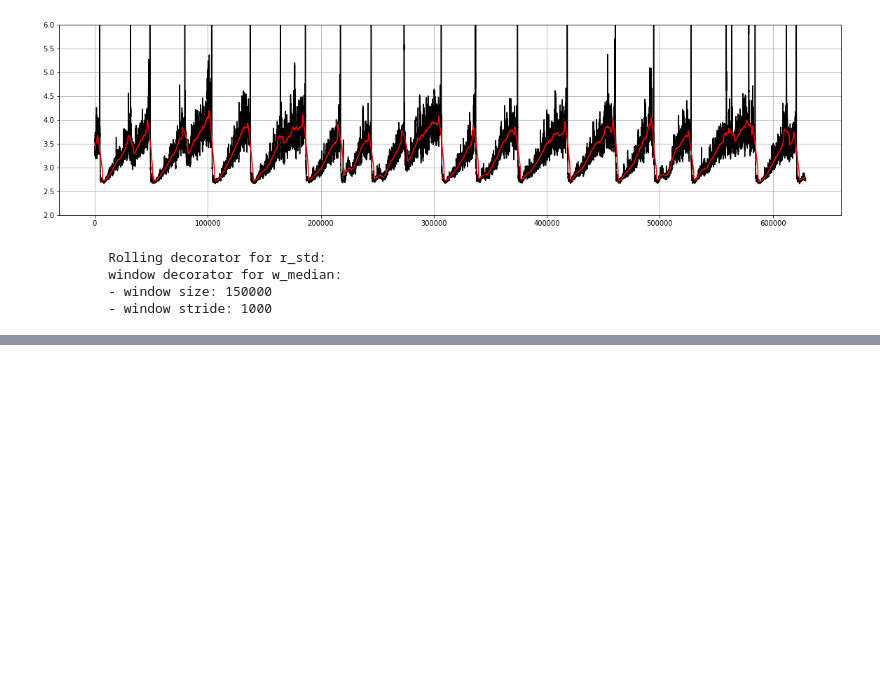
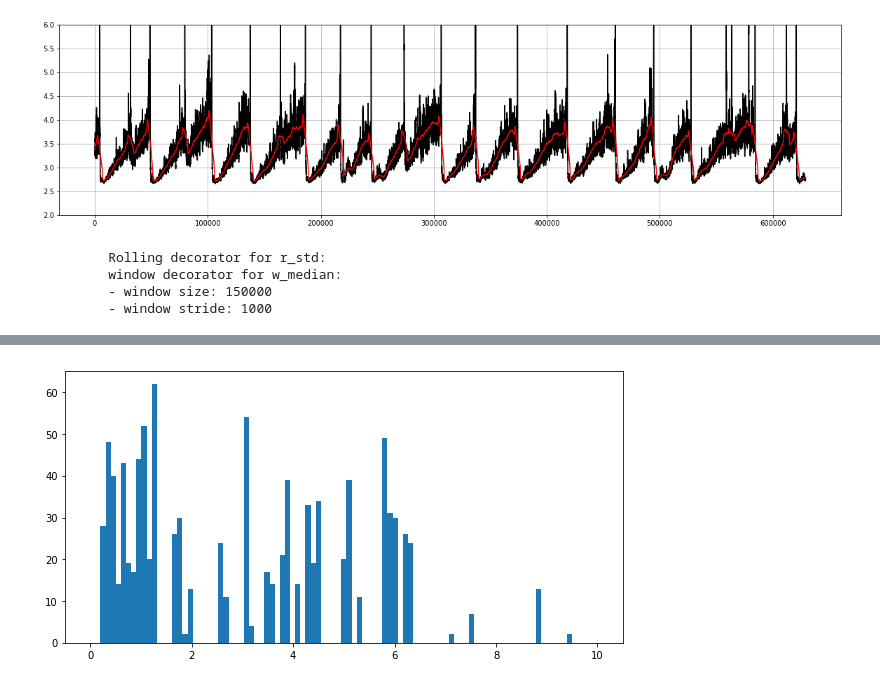
Before and after one commit to SIakovlev/LANL-Earthquake, a Jupyter notebook: src/drafts/e2.ipynb, the cells around one changed output, grey strips where cells are left out. Drawn from its saved outputs; the diff is of its cells as text; code cells hidden in the pictures; blank space fills up the shorter version.

```diff
--- a/src/drafts/e2.ipynb
+++ b/src/drafts/e2.ipynb
@@ -130,3 +117,14 @@ plt.grid(True)
+# %%
+test_sample_val_arr = (test_sample_val.values * np.ones(med_std1000_filtered.values.shape)).reshape(-1,)
+med_std1000_filtered_arr = med_std1000_filtered.values.reshape(-1,)
+isclose_list = np.isclose(test_sample_val_arr, med_std1000_filtered_arr, atol=1e-3)
+isclose_idx = [i for i, x in enumerate(isclose_list) if x]
+
+plt.figure(figsize=(10, 5))
+plt.hist(ttf.iloc[isclose_idx].values, bins=np.linspace(0, 10, 100))
+plt.show()
+# %% [output]
+[figure, added]
 # %%
 results = []
 eps_list = np.linspace(-0.8, 0.6, 100)
```
Also changed, not shown: parts of 11 cells of this notebook, 13 other files.
